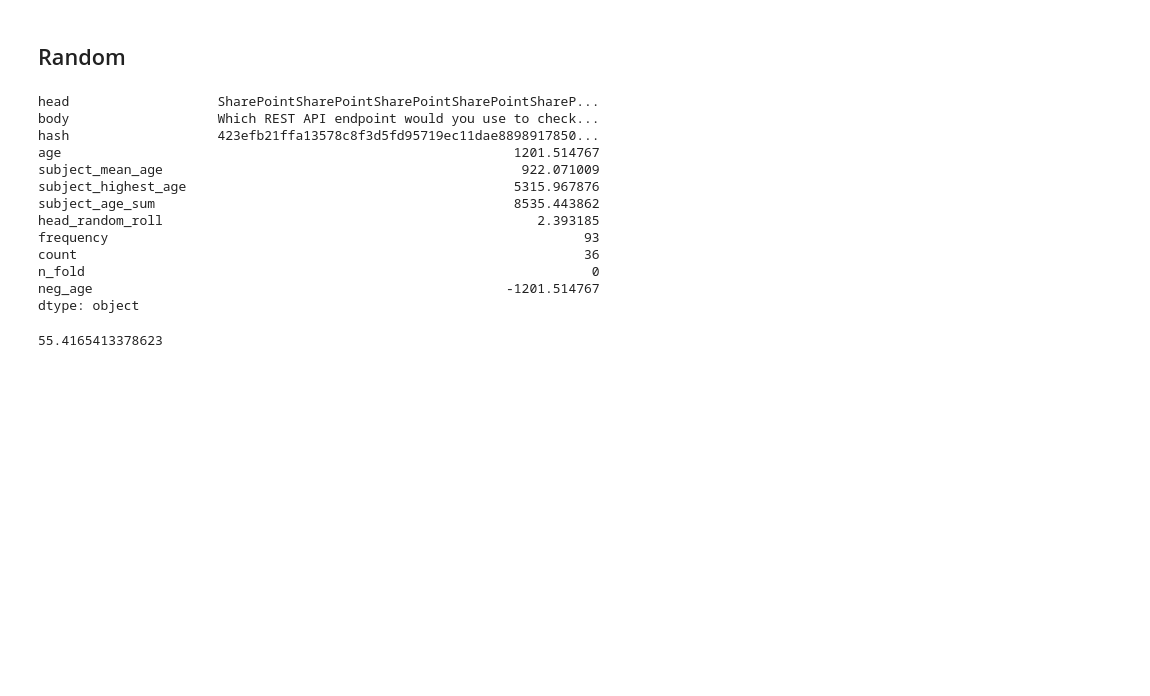
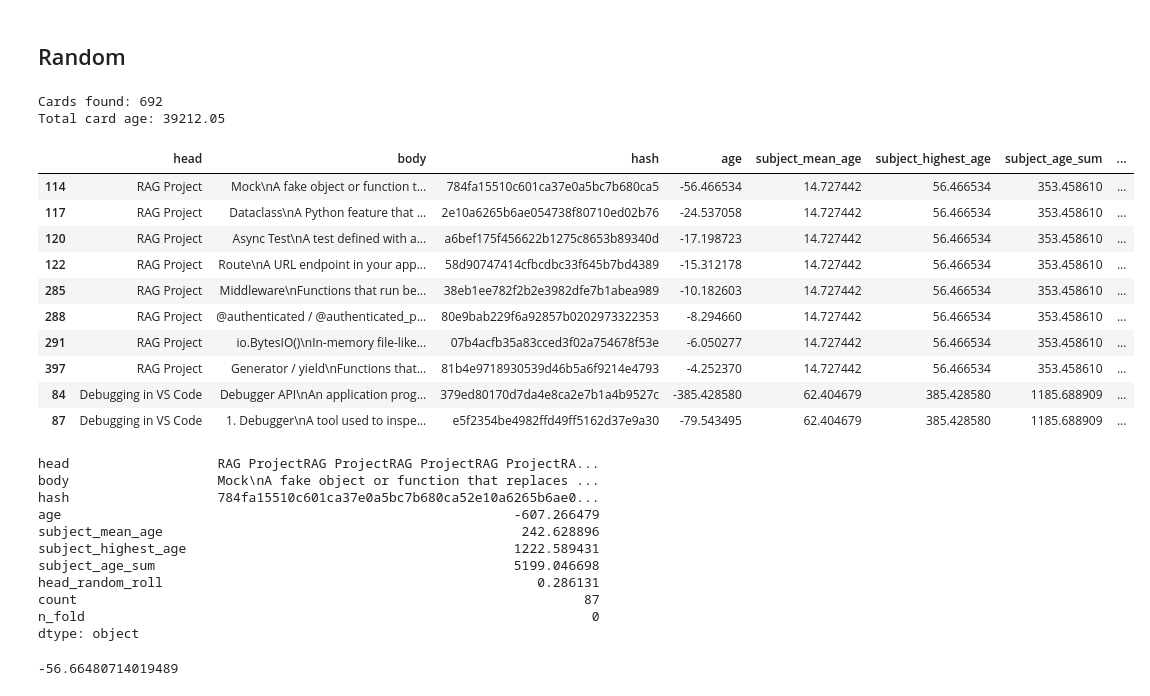
Before and after one commit to JayTY94/Certcards-refresh, a Jupyter notebook: shuffle.ipynb, the cells around one changed output. Cells and saved outputs as stored; diff of their text form; code cells hidden in the pictures; blank space fills up the shorter version.

```diff
--- a/shuffle.ipynb
+++ b/shuffle.ipynb
@@ -225,15 +225,15 @@ sum of ages: ~38625.33
 # %% [markdown]
 ## Card Count
 # %%
-n=10
-existing_cards['frequency']  = existing_cards.groupby('head').transform('count')['body']
-existing_cards['count'] = existing_cards.sort_values('age', ascending=False).groupby('head').cumcount()
-existing_cards['n_fold'] = existing_cards['count'] // n
+# n=10
+# existing_cards['frequency']  = existing_cards.groupby('head').transform('count')['body']
+# existing_cards['count'] = existing_cards.sort_values('age', ascending=False).groupby('head').cumcount()
+# existing_cards['n_fold'] = existing_cards['count'] // n
 
-if existing_cards['age'].sum() > 0:
-    # existing_cards['neg_subject_highest_age'] = existing_cards['subject_highest_age'] *-1
-    existing_cards['neg_age'] = existing_cards['age'] *-1
-existing_cards.sort_values(['n_fold', 'frequency', 'neg_age'], inplace=True)
-remake_card_document(existing_cards=existing_cards)
+# if existing_cards['age'].sum() > 0:
+#     # existing_cards['neg_subject_highest_age'] = existing_cards['subject_highest_age'] *-1
+#     existing_cards['neg_age'] = existing_cards['age'] *-1
+# existing_cards.sort_values(['n_fold', 'frequency', 'neg_age'], inplace=True)
+# remake_card_document(existing_cards=existing_cards)
 
-existing_cards.head(10)
+# existing_cards.head(10)
@@ -255,30 +241,42 @@ Total card age: 38625.33
 
 ## Random
 # %%
-# n = 3
-# existing_cards['count'] = existing_cards.sort_values('age', ascending=False).groupby('head').cumcount()
-# existing_cards['n_fold'] = existing_cards['count'] % n
-# existing_cards['age'] *= -1
-# existing_cards.sort_values(['n_fold', 'head_random_roll', 'age'], inplace=True)
-# remake_card_document(existing_cards=existing_cards)
-# existing_cards.head(10)
+n = 3
+existing_cards['count'] = existing_cards.sort_values('age', ascending=False).groupby('head').cumcount()
+existing_cards['n_fold'] = existing_cards['count'] % n
+existing_cards['age'] *= -1
+existing_cards.sort_values(['n_fold', 'head_random_roll', 'age'], inplace=True)
+remake_card_document(existing_cards=existing_cards)
+existing_cards.head(10)
+# %% [output]
+Cards found: 692
+Total card age: 39212.05
+|  | head | body | hash | age | subject_mean_age | subject_highest_age | subject_age_sum | ... |
+| 114 | RAG Project | Mock\nA fake object or function t... | 784fa15510c601ca37e0a5bc7b680ca5 | -56.466534 | 14.727442 | 56.466534 | 353.458610 | ... |
+| 117 | RAG Project | Dataclass\nA Python feature that ... | 2e10a6265b6ae054738f80710ed02b76 | -24.537058 | 14.727442 | 56.466534 | 353.458610 | ... |
+| 120 | RAG Project | Async Test\nA test defined with a... | a6bef175f456622b1275c8653b89340d | -17.198723 | 14.727442 | 56.466534 | 353.458610 | ... |
+| 122 | RAG Project | Route\nA URL endpoint in your app... | 58d90747414cfbcdbc33f645b7bd4389 | -15.312178 | 14.727442 | 56.466534 | 353.458610 | ... |
+| 285 | RAG Project | Middleware\nFunctions that run be... | 38eb1ee782f2b2e3982dfe7b1abea989 | -10.182603 | 14.727442 | 56.466534 | 353.458610 | ... |
+| 288 | RAG Project | @authenticated / @authenticated_p... | 80e9bab229f6a92857b0202973322353 | -8.294660 | 14.727442 | 56.466534 | 353.458610 | ... |
+| 291 | RAG Project | io.BytesIO()\nIn-memory file-like... | 07b4acfb35a83cced3f02a754678f53e | -6.050277 | 14.727442 | 56.466534 | 353.458610 | ... |
+| 397 | RAG Project | Generator / yield\nFunctions that... | 81b4e9718930539d46b5a6f9214e4793 | -4.252370 | 14.727442 | 56.466534 | 353.458610 | ... |
+| 84 | Debugging in VS Code | Debugger API\nAn application prog... | 379ed80170d7da4e8ca2e7b1a4b9527c | -385.428580 | 62.404679 | 385.428580 | 1185.688909 | ... |
+| 87 | Debugging in VS Code | 1. Debugger\nA tool used to inspe... | e5f2354be4982ffd49ff5162d37e9a30 | -79.543495 | 62.404679 | 385.428580 | 1185.688909 | ... |
 # %%
 existing_cards.head(10).sum()
 # %% [output]
-head                   SharePointSharePointSharePointSharePointShareP...
-body                   Which REST API endpoint would you use to check...
-hash                   423efb21ffa13578c8f3d5fd95719ec11dae8898917850...
-age                                                          1201.514767
-subject_mean_age                                              922.071009
-subject_highest_age                                          5315.967876
-subject_age_sum                                              8535.443862
-head_random_roll                                                2.393185
-frequency                                                             93
-count                                                                 36
+head                   RAG ProjectRAG ProjectRAG ProjectRAG ProjectRA...
+body                   Mock\nA fake object or function that replaces ...
+hash                   784fa15510c601ca37e0a5bc7b680ca52e10a6265b6ae0...
+age                                                          -607.266479
+subject_mean_age                                              242.628896
+subject_highest_age                                          1222.589431
+subject_age_sum                                              5199.046698
+head_random_roll                                                0.286131
+count                                                                 87
 n_fold                                                                 0
-neg_age                                                     -1201.514767
 dtype: object
 # %%
 existing_cards['age'].mean()
 # %% [output]
-55.4165413378623
+-56.66480714019489
```
Also changed, not shown: parts of 4 cells of this notebook, 2 other files.
